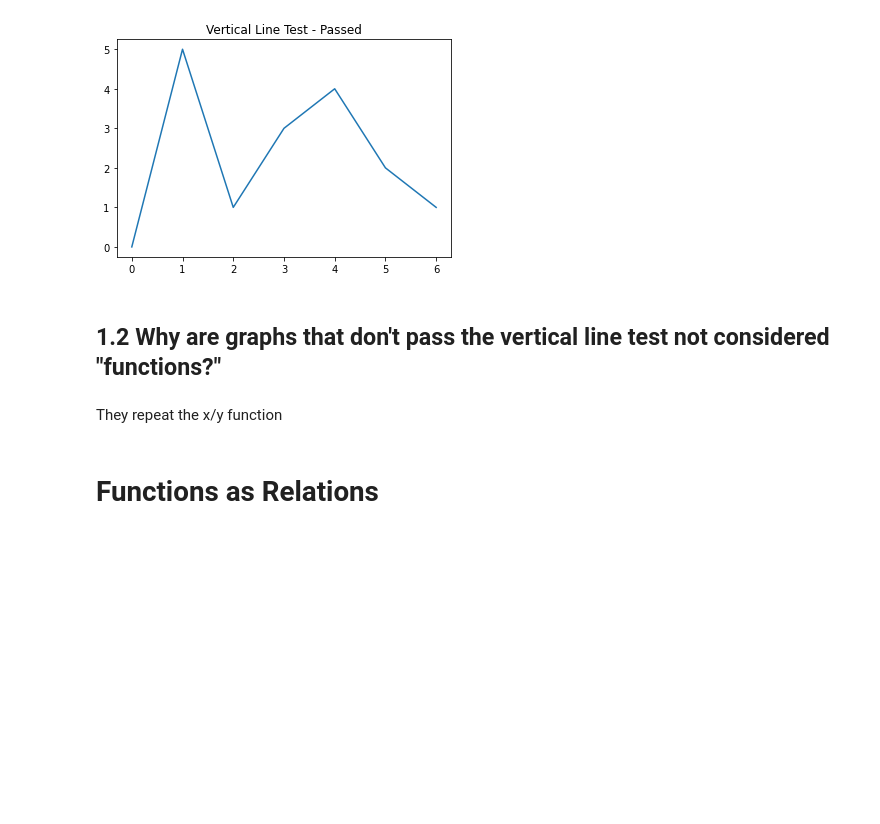
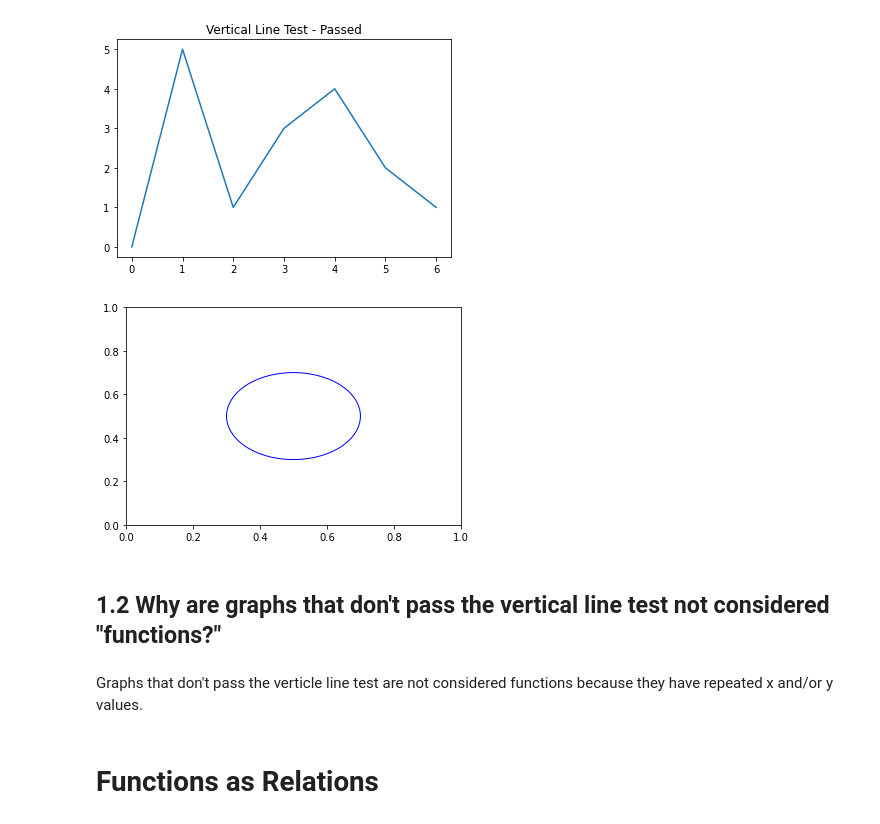
Before and after one commit to evangrinalds/DS-Unit-1-Sprint-3-Linear-Algebra, a Jupyter notebook: module3-dimensionality-reduction/Copy_of_LS_DS_133_High_Dimensional_Data_Assignment.ipynb, the cells around one changed output. Drawn from its saved outputs; the diff is of its cells as text; code cells hidden in the pictures; blank space fills up the shorter version.

```diff
--- a/module3-dimensionality-reduction/Copy_of_LS_DS_133_High_Dimensional_Data_Assignment.ipynb
+++ b/module3-dimensionality-reduction/Copy_of_LS_DS_133_High_Dimensional_Data_Assignment.ipynb
@@ -13,10 +13,18 @@ plt.title('Vertical Line Test - Passed')
 plt.show()
 # %% [output]
 [figure]
+# %%
+circle = plt.Circle(( 0.5, 0.5), 0.2, color='b',fill=False)
+
+fig, ax = plt.subplots()
+ax.add_artist(circle)
+plt.show()
+# %% [output]
+[figure, added]
 # %% [markdown]
 ## 1.2 Why are graphs that don't pass the vertical line test not considered "functions?"
-# %% [markdown]
-They repeat the x/y function
+# %% [markdown]
+Graphs that don't pass the verticle line test are not considered functions because they have repeated x and/or y values.
 # %% [markdown]
 # Functions as Relations
 # %% [markdown]
```
Also changed, not shown: parts of 20 cells of this notebook.
